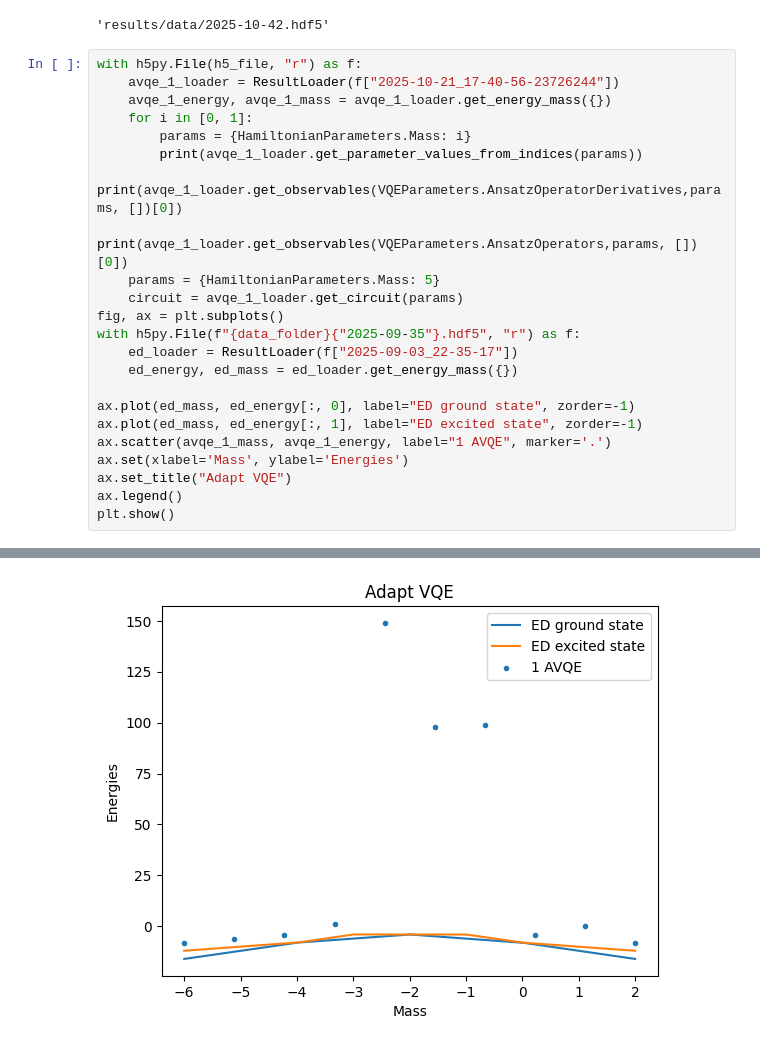
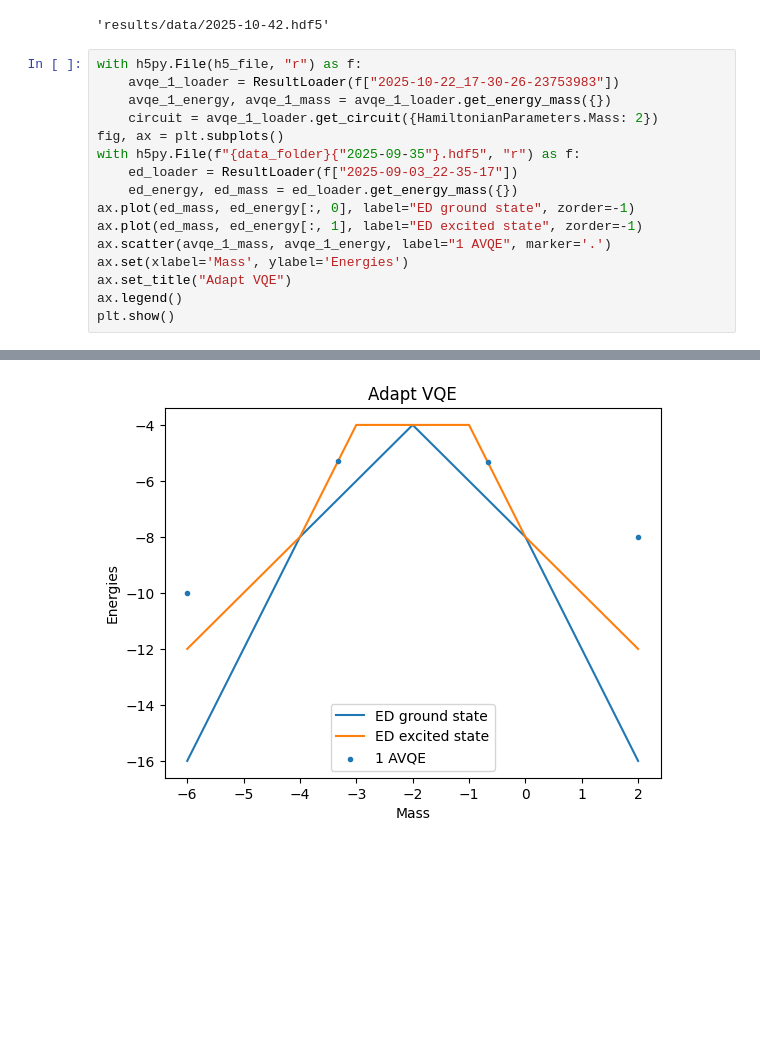
Before and after one commit to NicoDic98/QC-MasterThesis, a Jupyter notebook: plots.ipynb, the cells around one changed output, grey strips where cells are left out. Cells and saved outputs as stored; diff of their text form; blank space fills up the shorter version.

```diff
--- a/plots.ipynb
+++ b/plots.ipynb
@@ -206,20 +214,13 @@ h5_file
 'results/data/2025-10-42.hdf5'
 # %%
 with h5py.File(h5_file, "r") as f:
-    avqe_1_loader = ResultLoader(f["2025-10-21_17-40-56-23726244"])
+    avqe_1_loader = ResultLoader(f["2025-10-22_17-30-26-23753983"])
     avqe_1_energy, avqe_1_mass = avqe_1_loader.get_energy_mass({})
-    for i in [0, 1]:
-        params = {HamiltonianParameters.Mass: i}
-        print(avqe_1_loader.get_parameter_values_from_indices(params))
-        print(avqe_1_loader.get_observables(VQEParameters.AnsatzOperatorDerivatives,params, [])[0])
-        print(avqe_1_loader.get_observables(VQEParameters.AnsatzOperators,params, [])[0])
-    params = {HamiltonianParameters.Mass: 5}
-    circuit = avqe_1_loader.get_circuit(params)
+    circuit = avqe_1_loader.get_circuit({HamiltonianParameters.Mass: 2})
 fig, ax = plt.subplots()
 with h5py.File(f"{data_folder}{"2025-09-35"}.hdf5", "r") as f:
     ed_loader = ResultLoader(f["2025-09-03_22-35-17"])
     ed_energy, ed_mass = ed_loader.get_energy_mass({})
-
 ax.plot(ed_mass, ed_energy[:, 0], label="ED ground state", zorder=-1)
 ax.plot(ed_mass, ed_energy[:, 1], label="ED excited state", zorder=-1)
 ax.scatter(avqe_1_mass, avqe_1_energy, label="1 AVQE", marker='.')
@@ -248,2 +232,2 @@ plt.show()
-[figure, old version]
+[figure, new version]
 # %%
```
Also changed, not shown: parts of 5 cells of this notebook.
